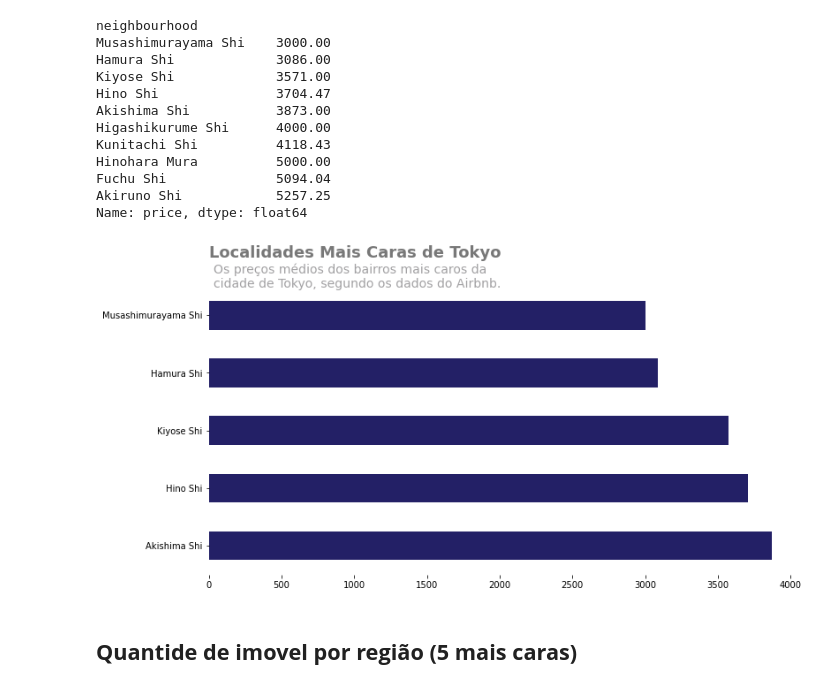
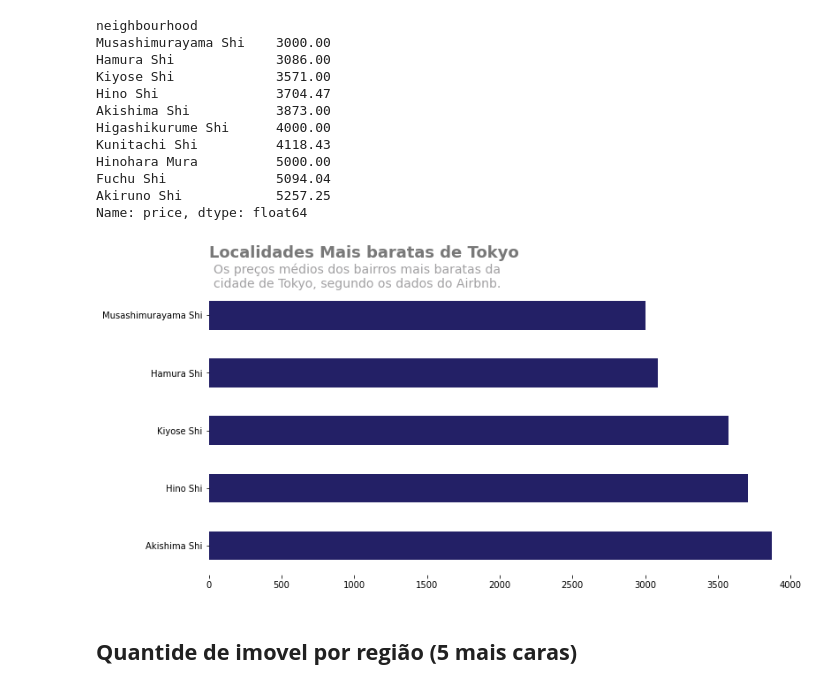
Before and after one commit to carvalhopinheiro/Portfolio, a Jupyter notebook: Analisando_os_Dados_do_Airbnb.ipynb, the cells around one changed output. Drawn from its saved outputs; the diff is of its cells as text; code cells hidden in the pictures.

```diff
--- a/Analisando_os_Dados_do_Airbnb.ipynb
+++ b/Analisando_os_Dados_do_Airbnb.ipynb
@@ -557,34 +557,34 @@ Name: price, dtype: float64
 # %%
 CINZA1, CINZA2, CINZA3= "#CFCDCE", "#A2A1A3", "#787878"
 fig, ax = plt.subplots(figsize= (12,6))
 ax = df_clean.groupby(['neighbourhood']).price.mean().sort_values(ascending=True)[:5].plot.barh(color='#232066')
 ax.invert_yaxis()
 
 ax.spines['right'].set_visible(False)
 ax.spines['left'].set_visible(False)
 ax.spines['top'].set_visible(False)
 ax.spines['bottom'].set_visible(False)
 
 ax.set_ylabel('')
 
 # plotar título
-plt.text(0, -1, 'Localidades Mais Caras de Tokyo',
+plt.text(0, -1, 'Localidades Mais baratas de Tokyo',
         fontsize=18,
         color=CINZA3,
         weight='bold')
 
 # plotar subtitulo
 plt.text(30, -0.9,
-        "Os preços médios dos bairros mais caros da\n"
+        "Os preços médios dos bairros mais baratas da\n"
         "cidade de Tokyo, segundo os dados do Airbnb.",
          verticalalignment="top",
          fontsize=14,
         color=CINZA2)
 
 
 plt.show()
 # %% [output]
-[figure, old version]
+[figure, new version]
 # %% [markdown]
 ## **Quantide de imovel por região (5 mais caras)**
 # %% [markdown]
```
Also changed, not shown: parts of 4 cells of this notebook.
